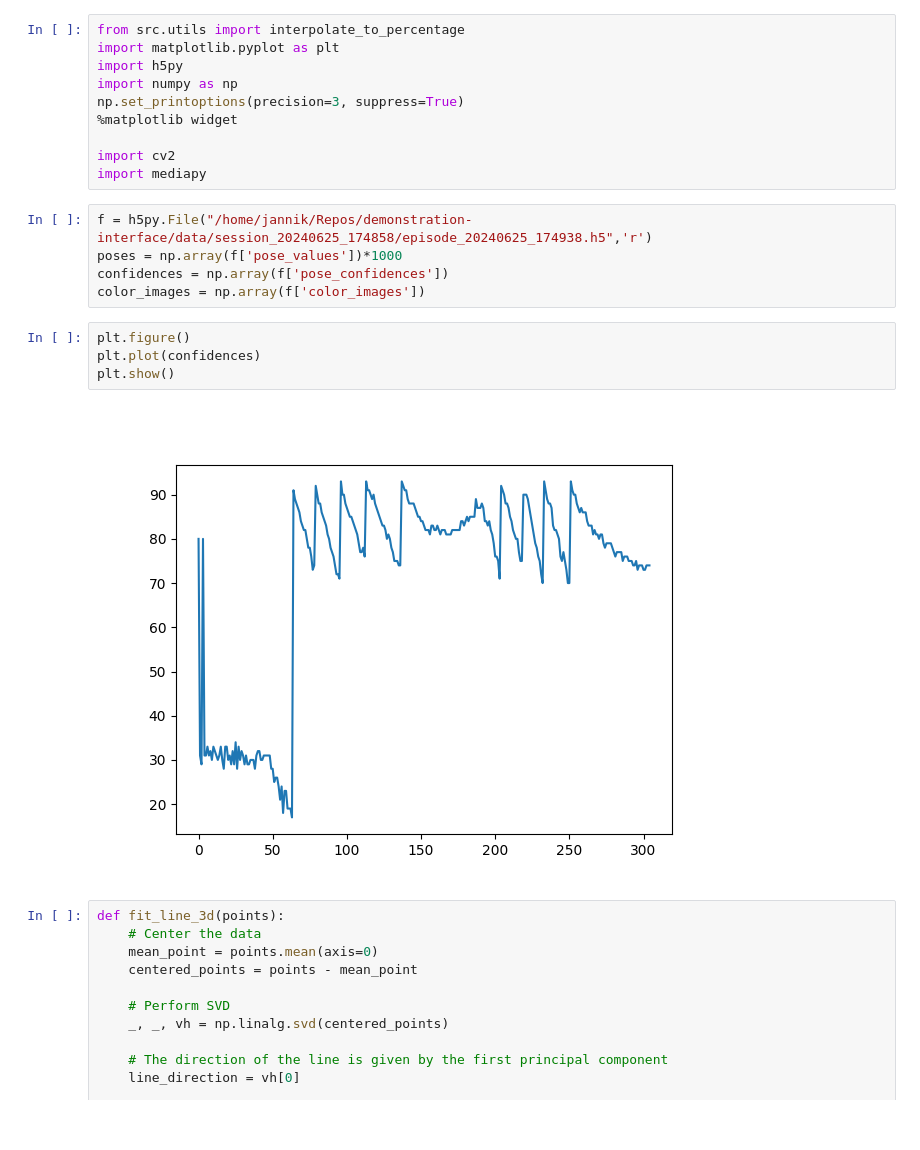
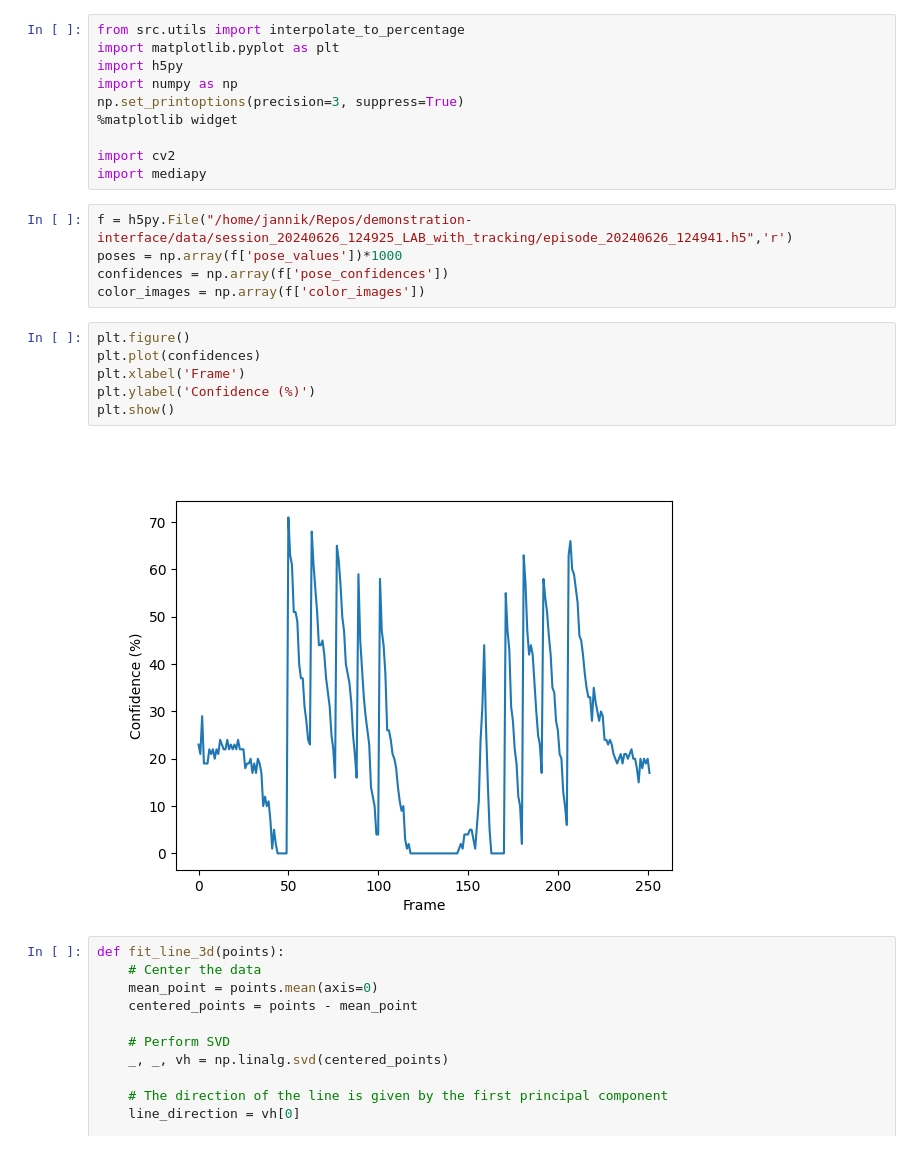
Before and after one commit to J4nn1K/demonstration-interface, a Jupyter notebook: notebooks/experiment2_environment.ipynb, the cells around one changed output. Saved outputs shown, nothing was run; the diff lists cells and outputs as text.

Commit message:
Add plot labels

```diff
--- a/notebooks/experiment2_environment.ipynb
+++ b/notebooks/experiment2_environment.ipynb
@@ -9,16 +9,18 @@ np.set_printoptions(precision=3, suppress=True)
 import cv2
 import mediapy
 # %%
-f = h5py.File("/home/jannik/Repos/demonstration-interface/data/session_20240625_174858/episode_20240625_174938.h5",'r')
+f = h5py.File("/home/jannik/Repos/demonstration-interface/data/session_20240626_124925_LAB_with_tracking/episode_20240626_124941.h5",'r')
 poses = np.array(f['pose_values'])*1000
 confidences = np.array(f['pose_confidences'])
 color_images = np.array(f['color_images'])
 # %%
 plt.figure()
 plt.plot(confidences)
+plt.xlabel('Frame')
+plt.ylabel('Confidence (%)')
 plt.show()
 # %% [output]
-[figure, old version]
+[figure, new version]
 # %%
 def fit_line_3d(points):
     # Center the data
```
Also changed, not shown: parts of 2 cells of this notebook.
